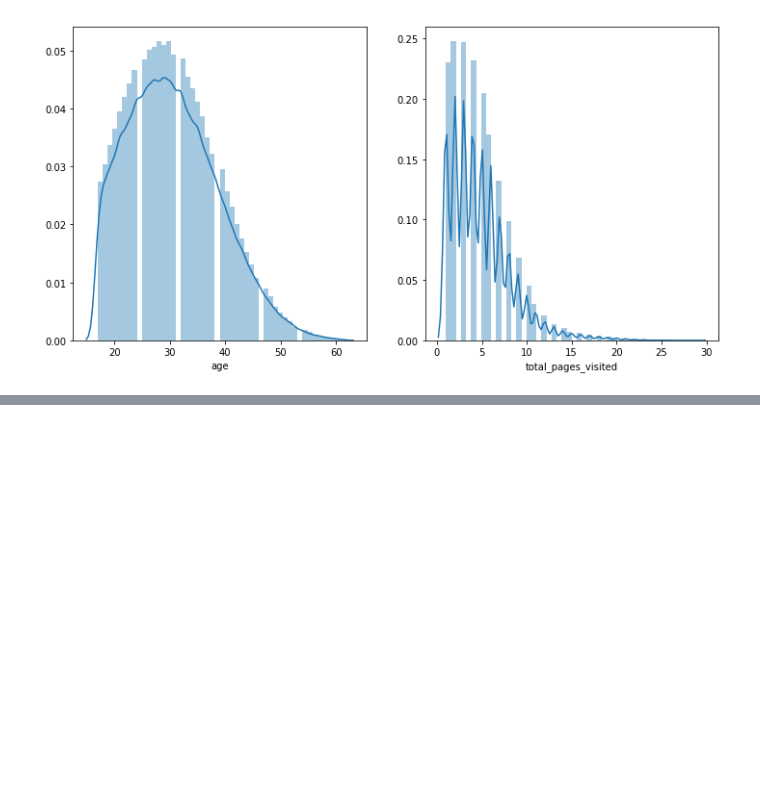
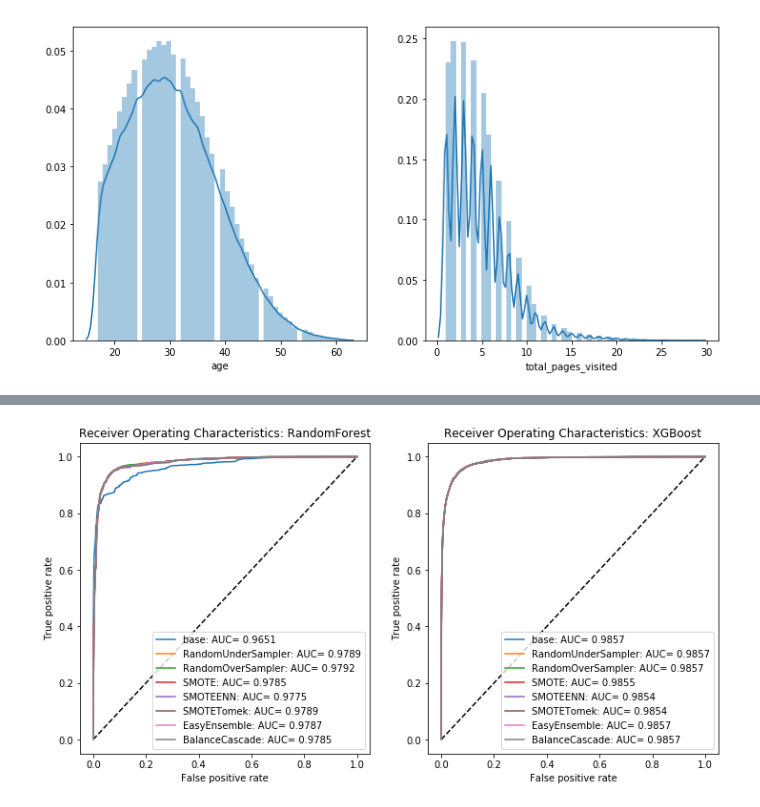
Before and after one commit to rzhou1/ConversionRate, a Jupyter notebook: ConversionRate_sampling.ipynb, the cells around one changed output, grey strips where cells are left out. Saved outputs shown, nothing was run; the diff lists cells and outputs as text; code cells hidden in the pictures; blank space fills up the shorter version.

```diff
--- a/ConversionRate_sampling.ipynb
+++ b/ConversionRate_sampling.ipynb
@@ -113,7 +123,7 @@ y = data.iloc[:, -1]
 test_size = 0.3 #30% data to be assigned as test data
 x_train, x_test, y_train, y_test = train_test_split(X, y, test_size=test_size, random_state=1)
 # %%
-##Data sampling: all features
+##Data sampling (all features): explore data sampling techniques for improving model prediction
 
 def Sampling(sampler, X, y):           #define a data sampling function
     x_resampled, y_resampled = sampler.fit_sample(X,y)
@@ -130,62 +140,74 @@ data_sampling.append(Sampling(SMOTETomek(n_jobs=-1), x_train, y_train)) #oversam
 ee = EasyEnsemble(random_state=0)  #ensemble sampling
 ee.fit(x_train, y_train)
 x_resampled_ee, y_resampled_ee = ee.sample(x_train, y_train)
-x_resampled_ee, y_resampled_ee = x_resampled_ee.reshape(142740,10), y_resampled_ee.reshape(142740)
+x_resampled_ee, y_resampled_ee = x_resampled_ee.reshape(144960,10), y_resampled_ee.reshape(144960)
 data_sampling.append(('EasyEnsemble', x_resampled_ee, y_resampled_ee))
 
 bc=BalanceCascade(estimator=LogisticRegression(), n_max_subset=10, random_state=0) #ensemble sampling
 bc.fit(x_train, y_train)
 x_resampled_bc, y_resampled_bc = bc.sample(x_train, y_train)
-x_resampled_bc, y_resampled_bc = x_resampled_bc.reshape(142740,10), y_resampled_bc.reshape(142740)
+x_resampled_bc, y_resampled_bc = x_resampled_bc.reshape(144960,10), y_resampled_bc.reshape(144960)
 data_sampling.append(('BalanceCascade', x_resampled_bc, y_resampled_bc))
+
+#Check data balance after sampling
+data_balance = []
+for t, X, y in data_sampling:
+    y_count = np.count_nonzero(y)
+    c = y_count * 1.0 / len(y)
+    data_balance.append((t,c))
+data_balance
+#[('base', 0.03276332026959222),('RandomUnderSampler', 0.5),('RandomOverSampler', 0.5),('SMOTE', 0.5),
+#('SMOTEENN', 0.48939352158931976),('SMOTETomek', 0.5),('EasyEnsemble', 0.5),('BalanceCascade', 0.5)]
+#After sampling, all data are well balanced with almost exactly 50-50.
 # %%
 #Modeling
 #Modeling by Random Forest
 
 rf_scores = []
-plt.plot(figsize=(8,8))
-plt.plot([0,1],[0,1],linestyle='--', color='k')
-plt.title('Receiver Operating Characteristics: RandomForest')
-plt.xlabel('False positive rate')
-plt.ylabel('True positive rate')
+fig, ax = plt.subplots(1,2,figsize=(12,6))
+ax[0].plot(figsize=(8,8))
+ax[0].plot([0,1],[0,1],linestyle='--', color='k')
+ax[0].set_title('Receiver Operating Characteristics: RandomForest')
+ax[0].set_xlabel('False positive rate')
+ax[0].set_ylabel('True positive rate')
 for s, X, y in data_sampling:
     rfc = RandomForestClassifier(max_features='log2', max_depth=3, n_estimators=1000, min_samples_split=2,
-                                 oob_score=False, n_jobs=4, verbose=1, random_state=0)
+                                 oob_score=False, n_jobs=4, random_state=0)
 #     params = {'max_features': ['log2', 'sqrt'], 'max_depth': [3,5], 'n_estimators': [100,1000],
 #               'min_samples_split': [2,3]}
 #     rfc = GridSearchCV(rfc, params, scoring='accuracy', cv=3, n_jobs=4)
     X = pd.DataFrame(X)
     rfc.fit(X.values, y)
-    y_hat_rfc = rfc.predict(x_test.values)
+    y_hat_rfc = rfc.predict(x_test.values) #for test prediction, feed with raw data, not resampled data.
     y_hat_rfc_proba = rfc.predict_proba(x_test.values)[:, 1]
     fpr, tpr, threshold = roc_curve(y_test, y_hat_rfc_proba)
-    rf_scores.append((s,
+    rf_scores.append((rfc.__class__.__name__,
+                     s,
                      precision_score(y_test, y_hat_rfc),
                      recall_score(y_test, y_hat_rfc),
                      f1_score(y_test, y_hat_rfc),
                      accuracy_score(y_test, y_hat_rfc),
                      auc(fpr, tpr),
                      confusion_matrix(y_test, y_hat_rfc)))
-    plt.plot(fpr, tpr, label=s + ': AUC= %.4f'%auc(fpr, tpr))
-    plt.legend(loc='lower right')
+    ax[0].plot(fpr, tpr, label=s + ': AUC= %.4f'%auc(fpr, tpr))
+    ax[0].legend(loc='lower right')
 
-rf_scores = pd.DataFrame(rf_scores, columns=['sampling', 'precision', 'recall', 'f1', 'accuracy', 'auc', 'confusion_matrix'])
+rf_scores = pd.DataFrame(rf_scores, columns=['model', 'sampling', 'precision', 'recall', 'f1', 'accuracy', 'auc', 'confusion_matrix'])
 
 #Modeling by XGBoost
 xgb_scores = []
-plt.plot(figsize=(8,8))
-plt.plot([0,1],[0,1],linestyle='--', color='k')
-plt.title('Receiver Operating Characteristics: XGBoost')
-plt.xlabel('False positive rate')
-plt.ylabel('True positive rate')
+ax[1].plot([0,1],[0,1],linestyle='--', color='k')
+ax[1].set_title('Receiver Operating Characteristics: XGBoost')
+ax[1].set_xlabel('False positive rate')
+ax[1].set_ylabel('True positive rate')
 for s, X, y in data_sampling:
     xgbc = xgb.XGBClassifier(max_depth=3, learning_rate=0.1, n_estimators=100, objective='binary:logistic',
-                             booster='gbtree', n_jobs=4, verbose=1, random_state=0)
+                             booster='gbtree', n_jobs=4, random_state=0)
 #     params = {'max_depth': [3,5], 'learning_rate': [0.05,0.1], 'n_estimators': [100,500], 'objective': ['binary:logistic'],
 #              'booster':['gbtree']}
 #     xgbc = GridSearchCV(xgbc, params, n_jobs=4, verbose=1)
     X = pd.DataFrame(X)
-    xgbc.fit(X.values,y.values.ravel())
+    xgbc.fit(X.values,y)
     y_hat_xgb = xgbc.predict(x_test.values)
     y_hat_xgb_proba = xgbc.predict_proba(x_test.values)[:,1]
     fpr, tpr, thresholds = roc_curve(y_test, y_hat_xgb_proba)
@@ -197,9 +219,10 @@ for s, X, y in data_sampling:
                       accuracy_score(y_test, y_hat_xgb),
                       auc(fpr, tpr),
                       confusion_matrix(y_test, y_hat_xgb)))
-    plt.plot(fpr, tpr, label=s + ': AUC= %.4f'%auc(fpr, tpr))
-    plt.legend(loc='lower right')
+    ax[1].plot(fpr, tpr, label=s + ': AUC= %.4f'%auc(fpr, tpr))
+    ax[1].legend(loc='lower right')
 xgb_scores = pd.DataFrame(xgb_scores, columns=['model', 'sampling', 'precision', 'recall', 'f1', 'accuracy', 'auc', 'confusion_matrix'])
 
 scores = pd.concat([rf_scores, xgb_scores], axis=0)
 scores
+# %% [output]
@@ -206,3 +246,4 @@ scores
+[figure, added]
 # %%
 #Output feature importance from various models
 
```
Also changed, not shown: parts of 10 cells of this notebook.
